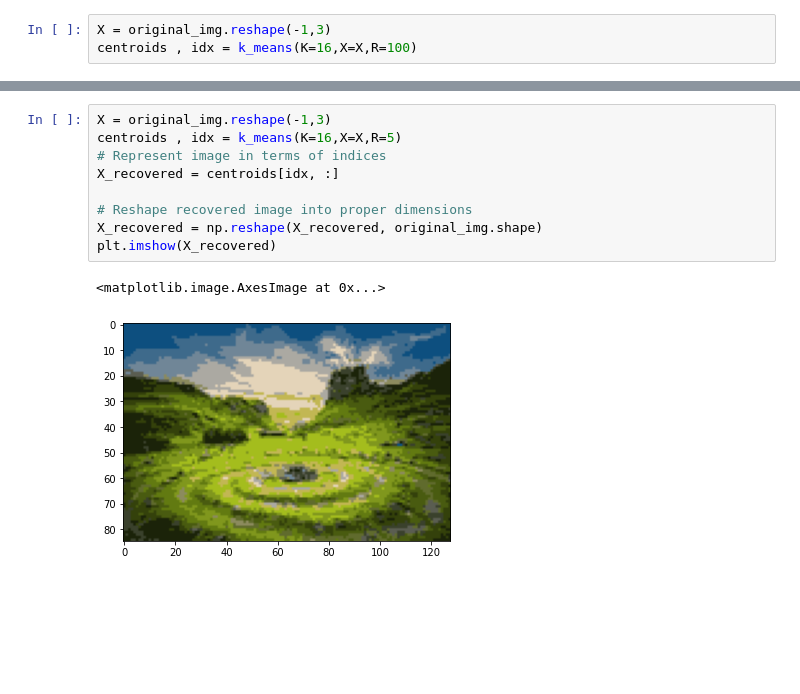
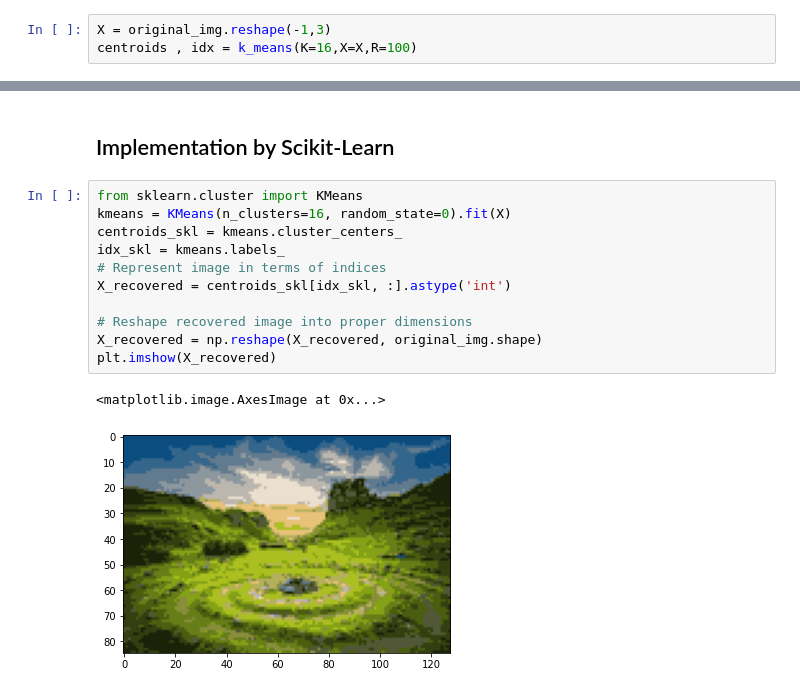
Before and after one commit to noushin-omidvar/Mini-ML, a Jupyter notebook: 1-Clustering-ImageCompression/Image compression with K-means.ipynb, the cells around one changed output, grey strips where cells are left out. Cells and saved outputs as stored; diff of their text form; blank space fills up the shorter version.

Commit message:
Implementation in NumPy & Sklearn

```diff
--- a/1-Clustering-ImageCompression/Image compression with K-means.ipynb
+++ b/1-Clustering-ImageCompression/Image compression with K-means.ipynb
@@ -151,12 +153,16 @@ plt.imshow(X_recovered)
-# %%
-X = original_img.reshape(-1,3)
-centroids , idx = k_means(K=16,X=X,R=5)
-# Represent image in terms of indices
-X_recovered = centroids[idx, :]
-
-# Reshape recovered image into proper dimensions
-X_recovered = np.reshape(X_recovered, original_img.shape)
-plt.imshow(X_recovered)
-# %% [output]
-<matplotlib.image.AxesImage at 0x...>
-[figure, removed]
+# %% [markdown]
+## Implementation by Scikit-Learn
+# %%
+from sklearn.cluster import KMeans
+kmeans = KMeans(n_clusters=16, random_state=0).fit(X)
+centroids_skl = kmeans.cluster_centers_
+idx_skl = kmeans.labels_
+# Represent image in terms of indices
+X_recovered = centroids_skl[idx_skl, :].astype('int')
+
+# Reshape recovered image into proper dimensions
+X_recovered = np.reshape(X_recovered, original_img.shape)
+plt.imshow(X_recovered)
+# %% [output]
+<matplotlib.image.AxesImage at 0x...>
+[figure, added]
```
Also changed, not shown: parts of 4 cells of this notebook.
